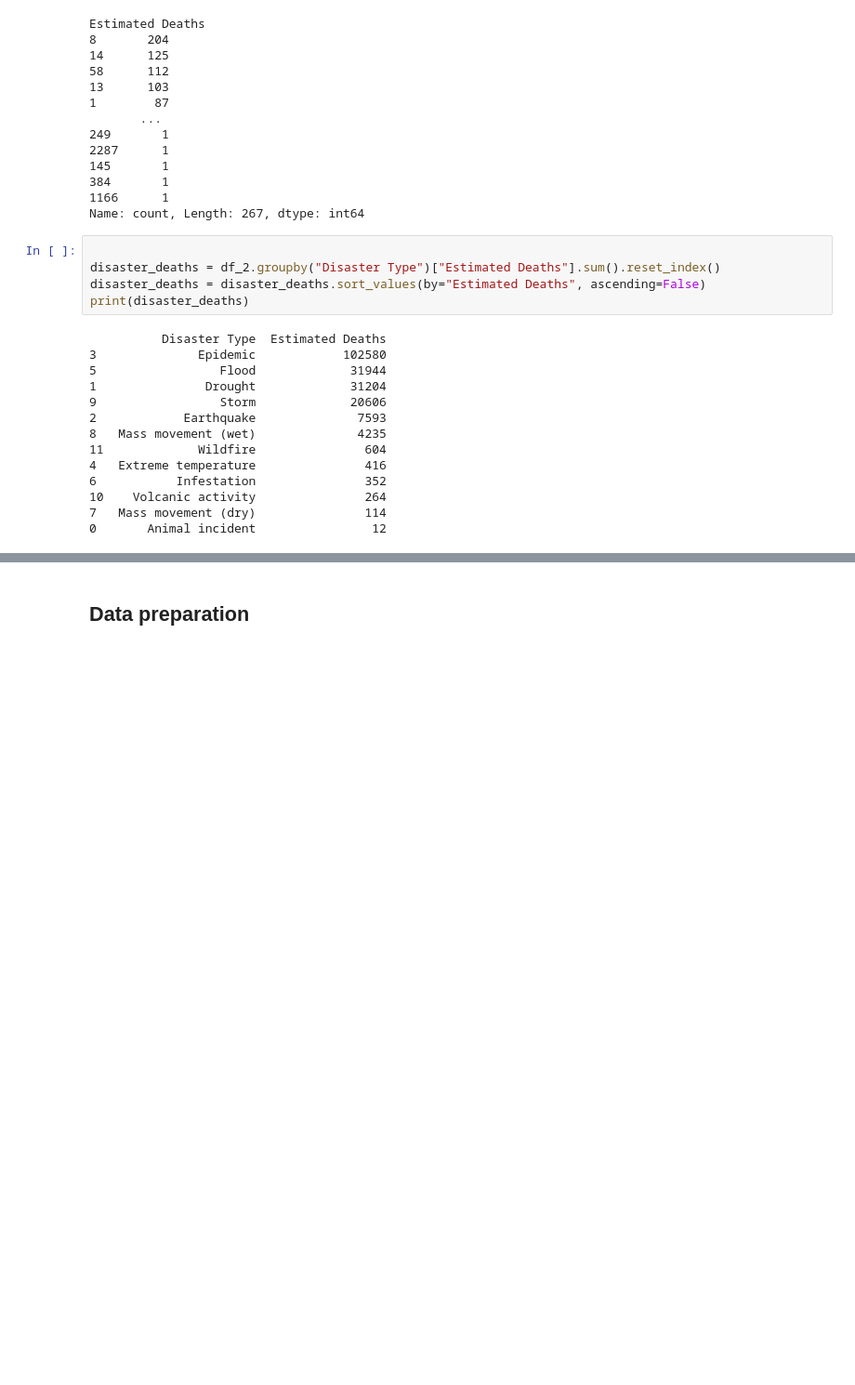
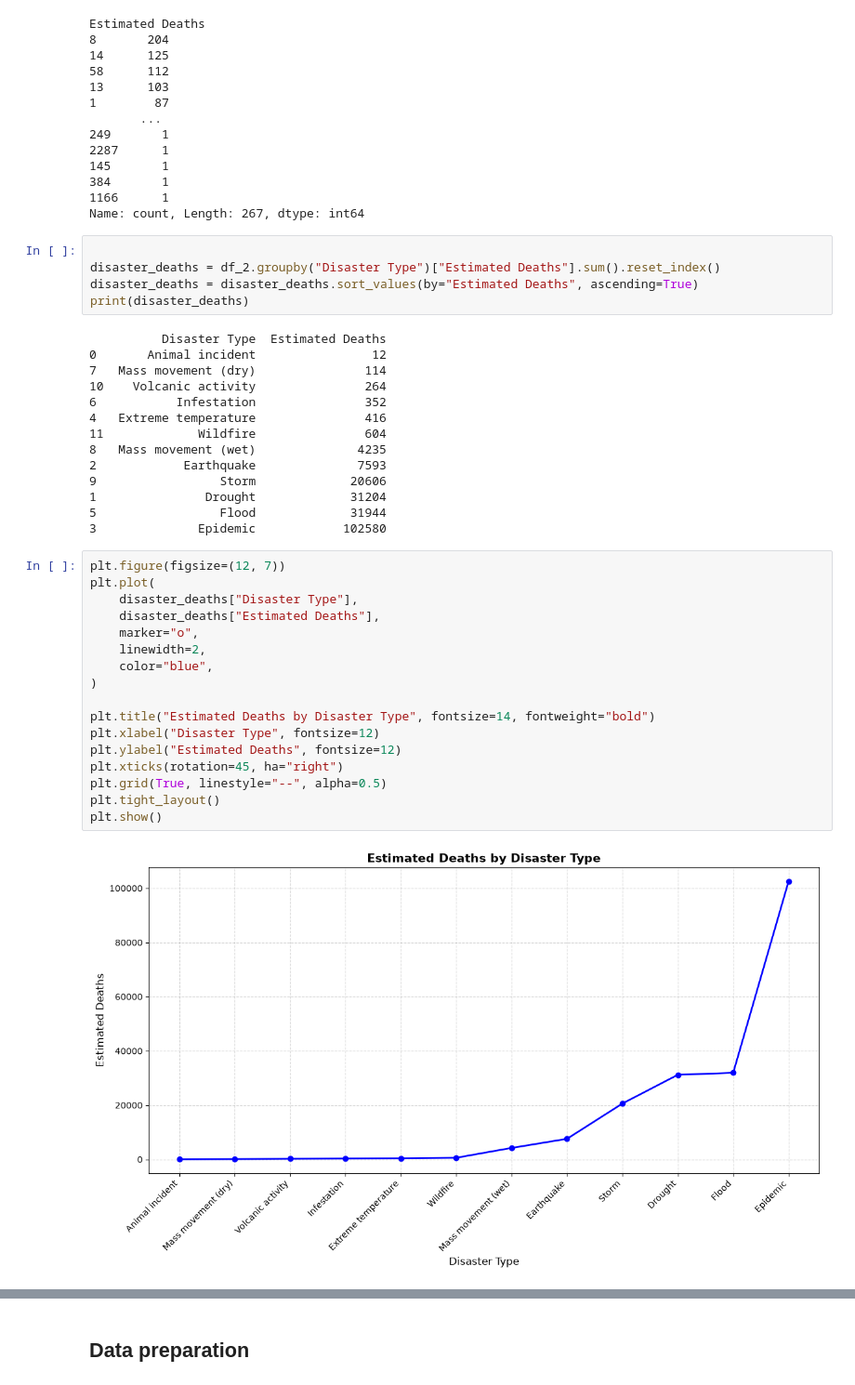
Before and after one commit to abelkk/Africa-Disaster-Impact-Predictor, a Jupyter notebook: noteboooks/app.ipynb, the cells around one changed output, grey strips where cells are left out. Shown at 93% size. Saved outputs shown, nothing was run; the diff lists cells and outputs as text; blank space fills up the shorter version.

```diff
--- a/noteboooks/app.ipynb
+++ b/noteboooks/app.ipynb
@@ -241,19 +236,38 @@ Name: count, Length: 267, dtype: int64
 # %%
 
 disaster_deaths = df_2.groupby("Disaster Type")["Estimated Deaths"].sum().reset_index()
-disaster_deaths = disaster_deaths.sort_values(by="Estimated Deaths", ascending=False)
+disaster_deaths = disaster_deaths.sort_values(by="Estimated Deaths", ascending=True)
 print(disaster_deaths)
 # %% [output]
           Disaster Type  Estimated Deaths
+0       Animal incident                12
+7   Mass movement (dry)               114
+10    Volcanic activity               264
+6           Infestation               352
+4   Extreme temperature               416
+11             Wildfire               604
+8   Mass movement (wet)              4235
+2            Earthquake              7593
+9                 Storm             20606
+1               Drought             31204
+5                 Flood             31944
 3              Epidemic            102580
-5                 Flood             31944
-1               Drought             31204
-9                 Storm             20606
-2            Earthquake              7593
-8   Mass movement (wet)              4235
-11             Wildfire               604
-4   Extreme temperature               416
-6           Infestation               352
-10    Volcanic activity               264
-7   Mass movement (dry)               114
-0       Animal incident                12
+# %%
+plt.figure(figsize=(12, 7))
+plt.plot(
+    disaster_deaths["Disaster Type"],
+    disaster_deaths["Estimated Deaths"],
+    marker="o",
+    linewidth=2,
+    color="blue",
+)
+
+plt.title("Estimated Deaths by Disaster Type", fontsize=14, fontweight="bold")
+plt.xlabel("Disaster Type", fontsize=12)
+plt.ylabel("Estimated Deaths", fontsize=12)
+plt.xticks(rotation=45, ha="right")
+plt.grid(True, linestyle="--", alpha=0.5)
+plt.tight_layout()
+plt.show()
+# %% [output]
+[figure, added]
```
Also changed, not shown: parts of 11 cells of this notebook.
